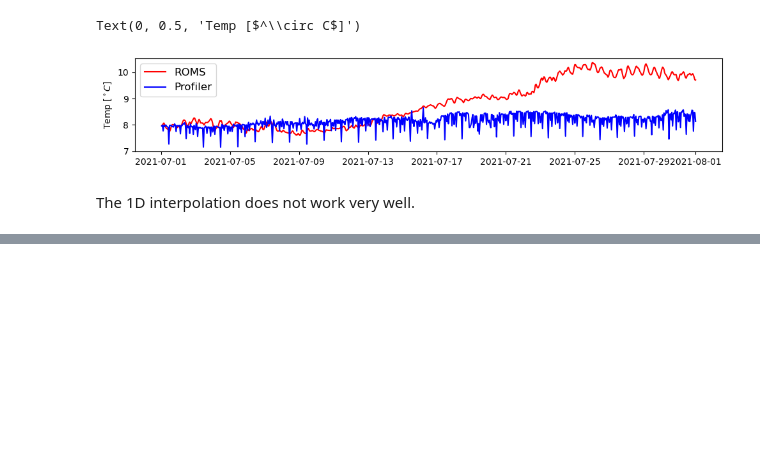
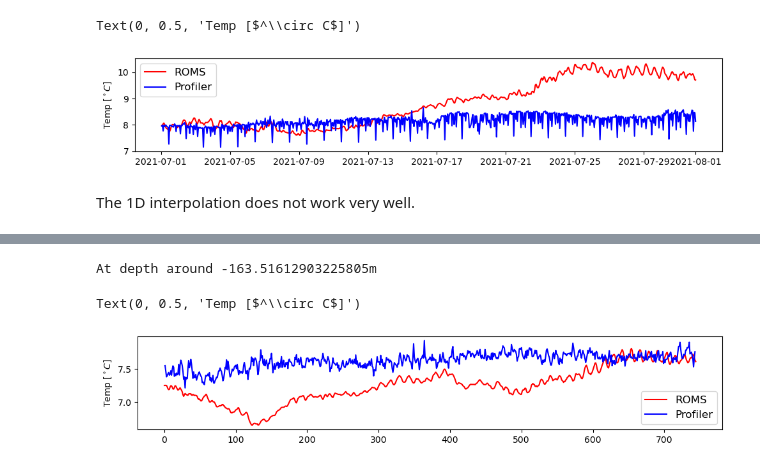
Before and after one commit to geo-smart/ocean, a Jupyter notebook: weiyang_notebooks/interpolation.ipynb, the cells around one changed output, grey strips where cells are left out. Cells and saved outputs as stored; diff of their text form; code cells hidden in the pictures; blank space fills up the shorter version.

```diff
--- a/weiyang_notebooks/interpolation.ipynb
+++ b/weiyang_notebooks/interpolation.ipynb
@@ -124,0 +154,14 @@ array([-194.        , -190.9516129 , -187.90322581, -184.85483871,
+# %%
+# Time Series comparison at a selected depth
+
+z0 = 10 # from -194m to -5m
+print('\nAt depth around {}m'.format(grid_z[1,z0]))
+fig3, ax = plt.subplots(1, 1, figsize=(10,2), tight_layout=True)
+ax.plot(np.arange(745), roms_int[:,z0],'r-',label='ROMS')
+ax.plot(np.arange(745), prof_int[:,z0],'b-',label='Profiler')
+ax.legend(loc='best',fontsize=12)
+ax.set_ylabel('Temp [$^\circ C$]', size=10)
+# %% [output]
+At depth around -163.51612903225805m
+Text(0, 0.5, 'Temp [$^\\circ C$]')
+[figure, added]
```
Also changed, not shown: parts of 8 cells of this notebook.
